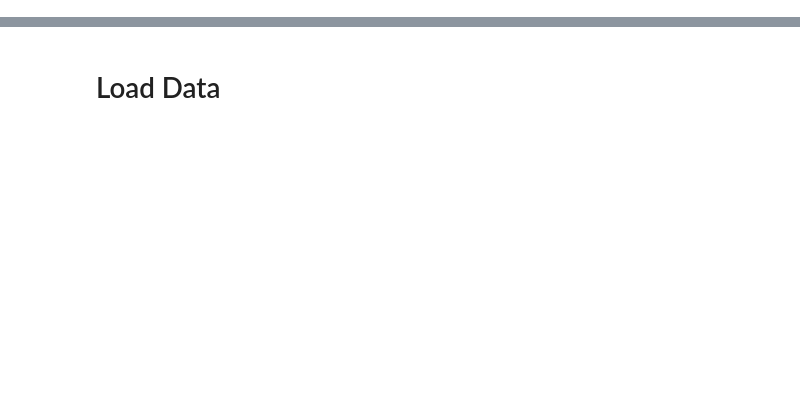
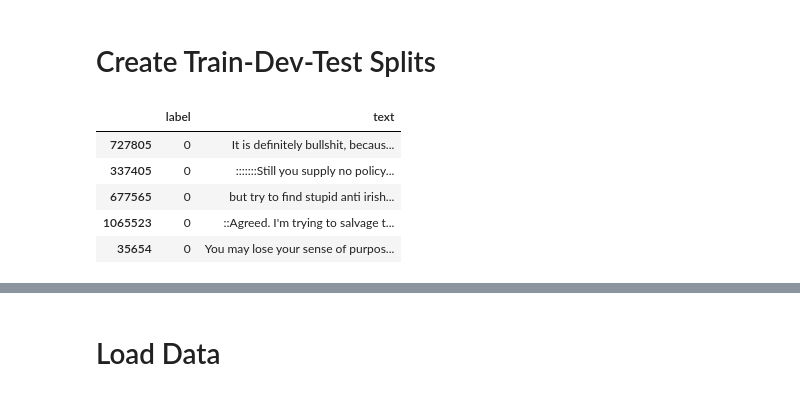
Before and after one commit to Ravi-Raghavan/CIS-5300-Final-Project, a Jupyter notebook: Milestone_2.ipynb, the cells around one changed output, grey strips where cells are left out. Drawn from its saved outputs; the diff is of its cells as text; code cells hidden in the pictures; blank space fills up the shorter version.

```diff
--- a/Milestone_2.ipynb
+++ b/Milestone_2.ipynb
@@ -0,0 +117,12 @@
+# %% [markdown]
+# Create Train-Dev-Test Splits
+# %%
+df, _ = train_test_split(df, train_size = 0.03, random_state=random_state, shuffle = True, stratify = df['label'])
+df.head()
+# %% [output]
+|  | label | text |
+| 727805 | 0 | It is definitely bullshit, becaus... |
+| 337405 | 0 | :::::::Still you supply no policy... |
+| 677565 | 0 | but try to find stupid anti irish... |
+| 1065523 | 0 | ::Agreed. I'm trying to salvage t... |
+| 35654 | 0 | You may lose your sense of purpos... |
```
Also changed, not shown: parts of 43 cells of this notebook, 9 other files.
